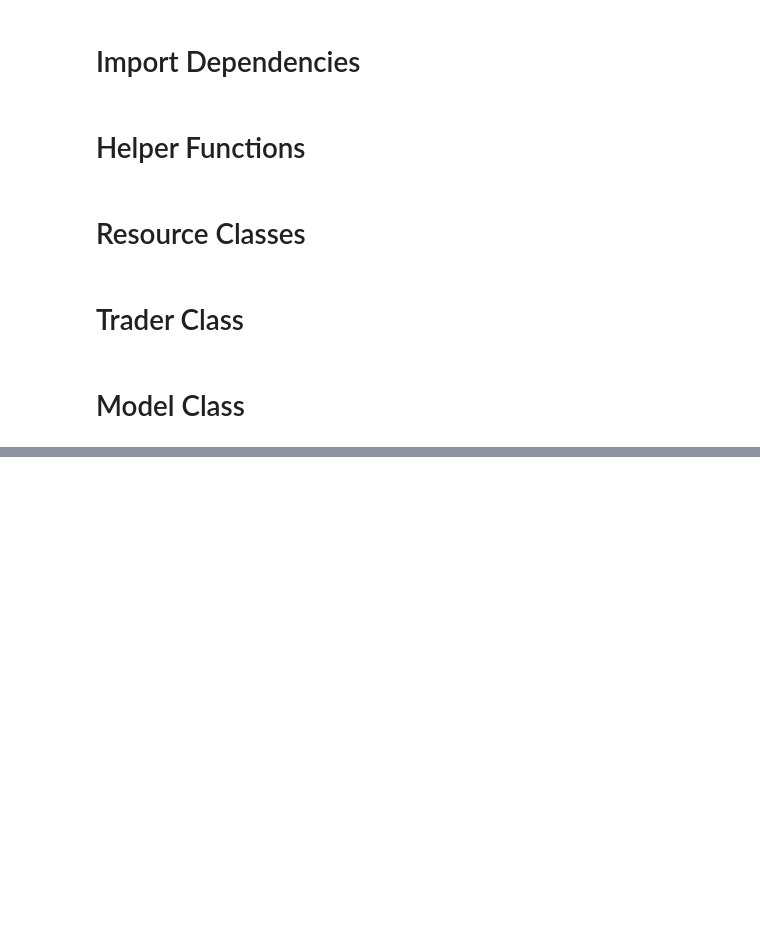
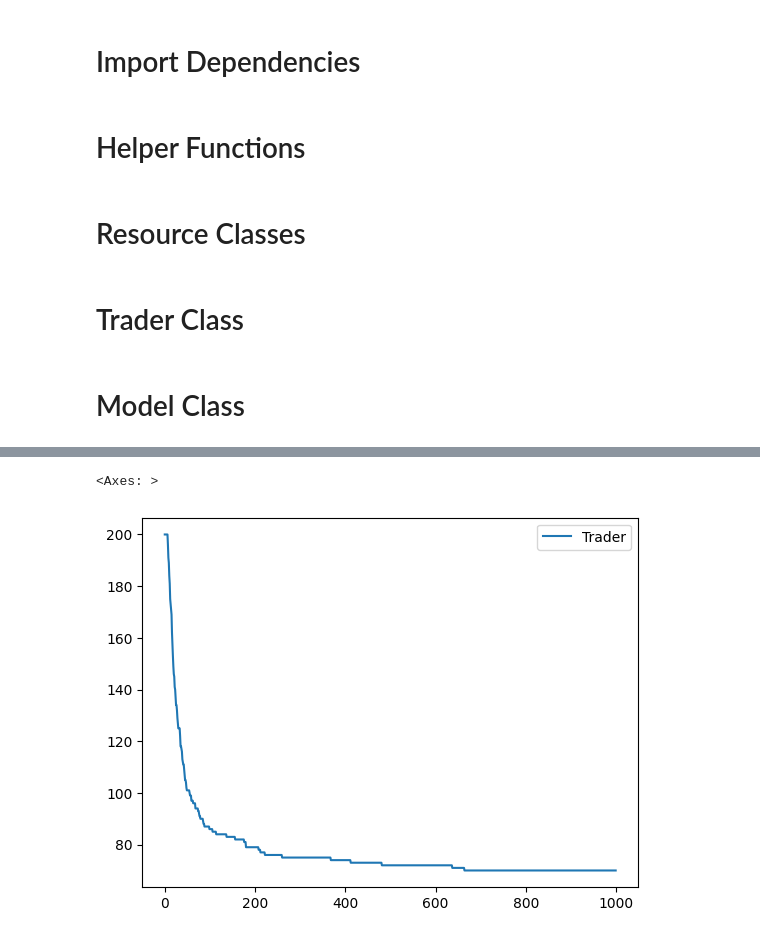
Before and after one commit to mariihespana/mesa-simulation, a Jupyter notebook: mesa_tutorial.ipynb, the cells around one changed output, grey strips where cells are left out. Saved outputs shown, nothing was run; the diff lists cells and outputs as text; code cells hidden in the pictures; blank space fills up the shorter version.

Commit message:
feat: add data collector and adjust model class

```diff
--- a/mesa_tutorial.ipynb
+++ b/mesa_tutorial.ipynb
@@ -175,13 +189,13 @@ class Trader(mesa.Agent):
         '''
         return (self.sugar <= 0) or (self.spice <= 0)
 
-    def calculate_MRS(self):
+    def calculate_MRS(self, sugar, spice):
         '''
         Helper function for self.trade()
 
         Determines what trader agent needs' are and can give up
         '''
-        return (self.spice/self.metabolism_spice) / (self.sugar/self.metabolism_sugar)
+        return (spice/self.metabolism_spice) / (sugar/self.metabolism_sugar)
 
     def calculate_sell_spice_amount(self, price):
         '''
@@ -202,7 +216,7 @@ class Trader(mesa.Agent):
         their welfare (utility).
 
         '''
-        if price > 1:
+        if price >= 1:
             sugar = 1
             spice = int(price)
         else:
@@ -243,7 +257,7 @@ class Trader(mesa.Agent):
         both_agents_better_off = (welfare_self < self.calculate_welfare(self_sugar, self_spice) and welfare_other < other.calculate_welfare(other_sugar, other_spice))
 
         # Trade criteria #2 - is their MRS crossing?
-        mrs_not_crossing = self.calculate_MRS() > other.calculate_MRS()
+        mrs_not_crossing = self.calculate_MRS(self_sugar, self_spice) > other.calculate_MRS(other_sugar, other_spice)
 
         if not (both_agents_better_off and mrs_not_crossing):
             return False
@@ -267,8 +281,8 @@ class Trader(mesa.Agent):
         assert other.spice > 0
 
         # Calculate marginal rate of substitution in Growing Artificial Societies p.103
-        mrs_self = self.calculate_MRS()
-        mrs_other = other.calculate_MRS()
+        mrs_self = self.calculate_MRS(self.sugar, self.spice)
+        mrs_other = other.calculate_MRS(other.sugar, other.spice)
 
         # Calculate each agents welfare
         welfare_self = self.calculate_welfare(self.sugar, self.spice)
@@ -426,6 +440,14 @@ class SugarscapeG1mt(mesa.Model):
 
         # Iniciate mesa grid class
         self.grid=mesa.space.MultiGrid(self.width, self.height, torus=False)
+
+        # Iniciate data collector object
+        self.datacollector = mesa.DataCollector(
+            {"Trader": lambda m: m.schedule.get_type_count(Trader),
+             "Trade Volume": lambda m: sum(len(a.trade_partners) for a in m.schedule._agents_by_type[Trader]),
+             "Price": lambda m: geometric_mean(flatten([a.prices for a in m.schedule._agents_by_type[Trader]]))
+             }
+        )
 
         # Read in Landscape file from supplementary material
         sugar_distribution=np.genfromtxt("sugar-map.txt")
@@ -519,10 +541,11 @@ class SugarscapeG1mt(mesa.Model):
 
         for agent in trader_shuffle:
             agent.trade_with_neighbors()
-            print(agent.prices, agent.trade_partners)
 
         self.schedule.steps += 1 # Important for Data Collector to track the number of steps
-        # print(self.schedule.steps, self.schedule.time)
+
+        # Collect model level data
+        self.datacollector.collect(self)
 
     def run_model(self, step_count=1000):
 
@@ -530,4 +553,4 @@ class SugarscapeG1mt(mesa.Model):
             self.step()
 # %%
 model = SugarscapeG1mt()
-model.run_model(step_count=1)
+model.run_model()
@@ -551,0 +559,2 @@ model.run_model(step_count=1)
+# %%
+results = model.datacollector.get_model_vars_dataframe()
@@ -551,0 +577,5 @@ model.run_model(step_count=1)
+# %%
+results.plot(y = "Trader", use_index=True)
+# %% [output]
+<Axes: >
+[figure, added]
```
Also changed, not shown: parts of 7 cells of this notebook.
